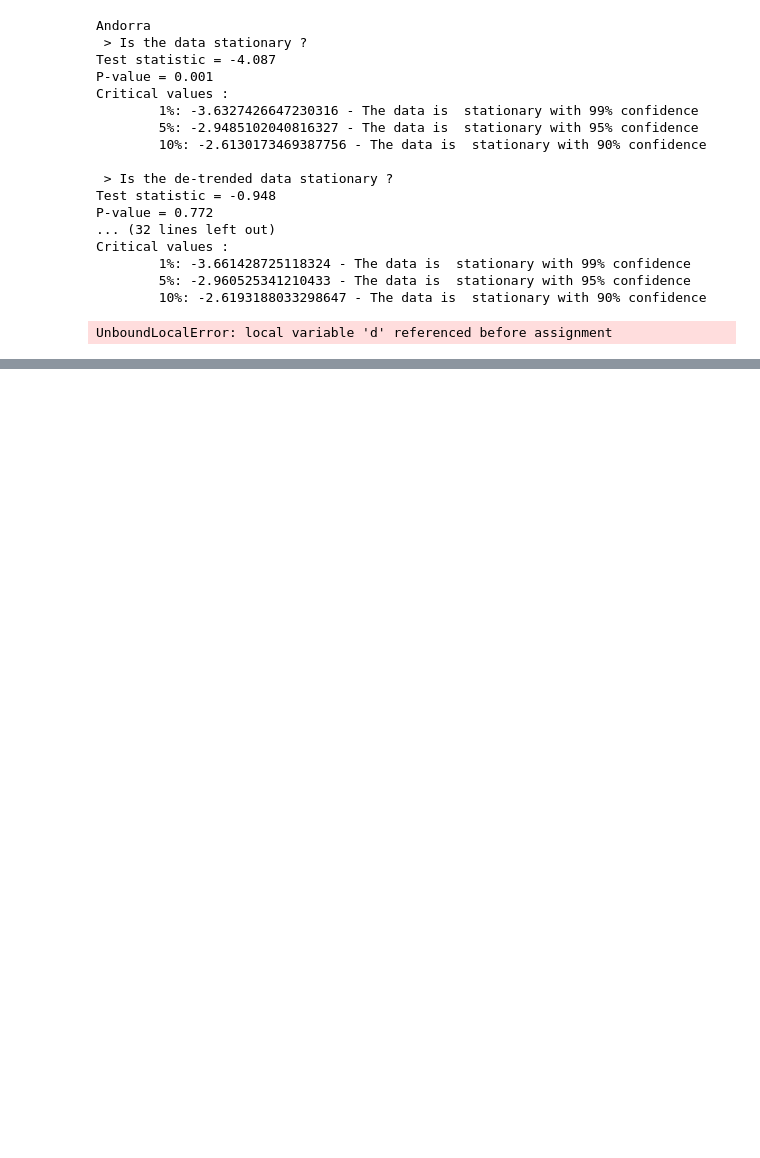
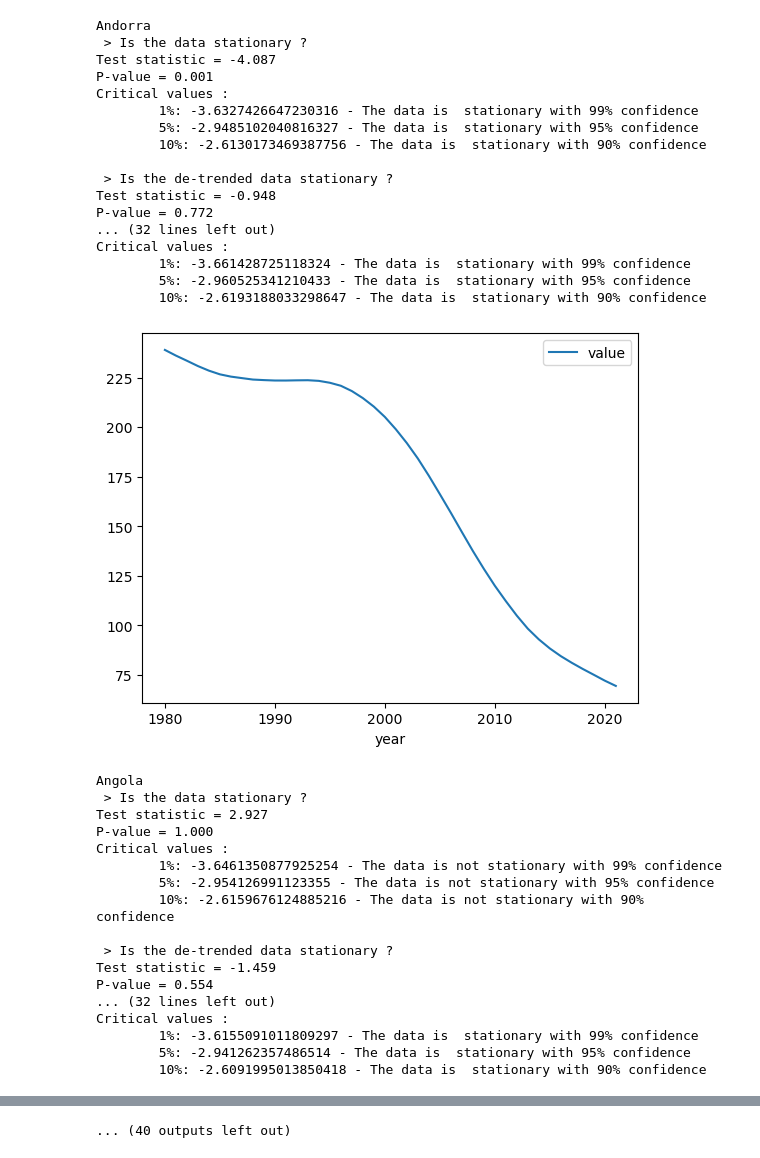
Before and after one commit to s1mpl3place/under-the-sea, a Jupyter notebook: Arima Modelling for Multiple Countries.ipynb, the cells around one changed output, grey strips where cells are left out. Drawn from its saved outputs; the diff is of its cells as text; code cells hidden in the pictures; blank space fills up the shorter version.

```diff
--- a/Arima Modelling for Multiple Countries.ipynb
+++ b/Arima Modelling for Multiple Countries.ipynb
@@ -125,6 +125,8 @@ def check_stationarity(df, col):
         d=2
     elif list(dftest6[4].values())[0] < dftest6[0]:
         d=3
+    else:
+        d=0
     return d
 # %%
 # evaluate combinations of p, d and q values for an ARIMA model
@@ -210,7 +208,10 @@ for x in country_name:
 
     print(x)
 #     print(df.sort_values(by="value", ascending=True))
-    d = check_stationarity(df, "value")
+    try:
+        d = check_stationarity(df, "value")
+    except:
+        d=0
     # evaluate parameters
     p_values = [0, 1, 2, 3, 4, 6, 8, 10]
     d_values = range(d, 4)
@@ -280,31 +281,48 @@ Critical values :
         1%: -3.53692771987915 - The data is not stationary with 99% confidence
         5%: -2.907887369384766 - The data is not stationary with 95% confidence
         10%: -2.591493291015625 - The data is not stationary with 90% confidence
 
  > Is the de-trended data stationary ?
 Test statistic = -3.186
 P-value = 0.021
 ... (32 lines left out)
 Critical values :
         1%: -3.542412746661615 - The data is  stationary with 99% confidence
         5%: -2.910236235808284 - The data is  stationary with 95% confidence
         10%: -2.5927445767266866 - The data is  stationary with 90% confidence
 [figure]
 Andorra
  > Is the data stationary ?
 Test statistic = -4.087
 P-value = 0.001
 Critical values :
         1%: -3.6327426647230316 - The data is  stationary with 99% confidence
         5%: -2.9485102040816327 - The data is  stationary with 95% confidence
         10%: -2.6130173469387756 - The data is  stationary with 90% confidence
 
  > Is the de-trended data stationary ?
 Test statistic = -0.948
 P-value = 0.772
 ... (32 lines left out)
 Critical values :
         1%: -3.661428725118324 - The data is  stationary with 99% confidence
         5%: -2.960525341210433 - The data is  stationary with 95% confidence
         10%: -2.6193188033298647 - The data is  stationary with 90% confidence
+[figure, added]
-UnboundLocalError: local variable 'd' referenced before assignment
+Angola
+ > Is the data stationary ?
+Test statistic = 2.927
+P-value = 1.000
+Critical values :
+        1%: -3.6461350877925254 - The data is not stationary with 99% confidence
+        5%: -2.954126991123355 - The data is not stationary with 95% confidence
+        10%: -2.6159676124885216 - The data is not stationary with 90% confidence
+
+ > Is the de-trended data stationary ?
+Test statistic = -1.459
+P-value = 0.554
+... (32 lines left out)
+Critical values :
+        1%: -3.6155091011809297 - The data is  stationary with 99% confidence
+        5%: -2.941262357486514 - The data is  stationary with 95% confidence
+        10%: -2.6091995013850418 - The data is  stationary with 90% confidence
@@ -311,3 +347,4 @@ UnboundLocalError: local variable 'd' referenced before assignment
+... (40 outputs left out)
 # %%
 test_results_output = pd.concat(test_results, ignore_index=True, axis=0)
 final_results_output = pd.concat(final_results, ignore_index=True, axis=0)
```
Also changed, not shown: parts of 4 cells of this notebook.
